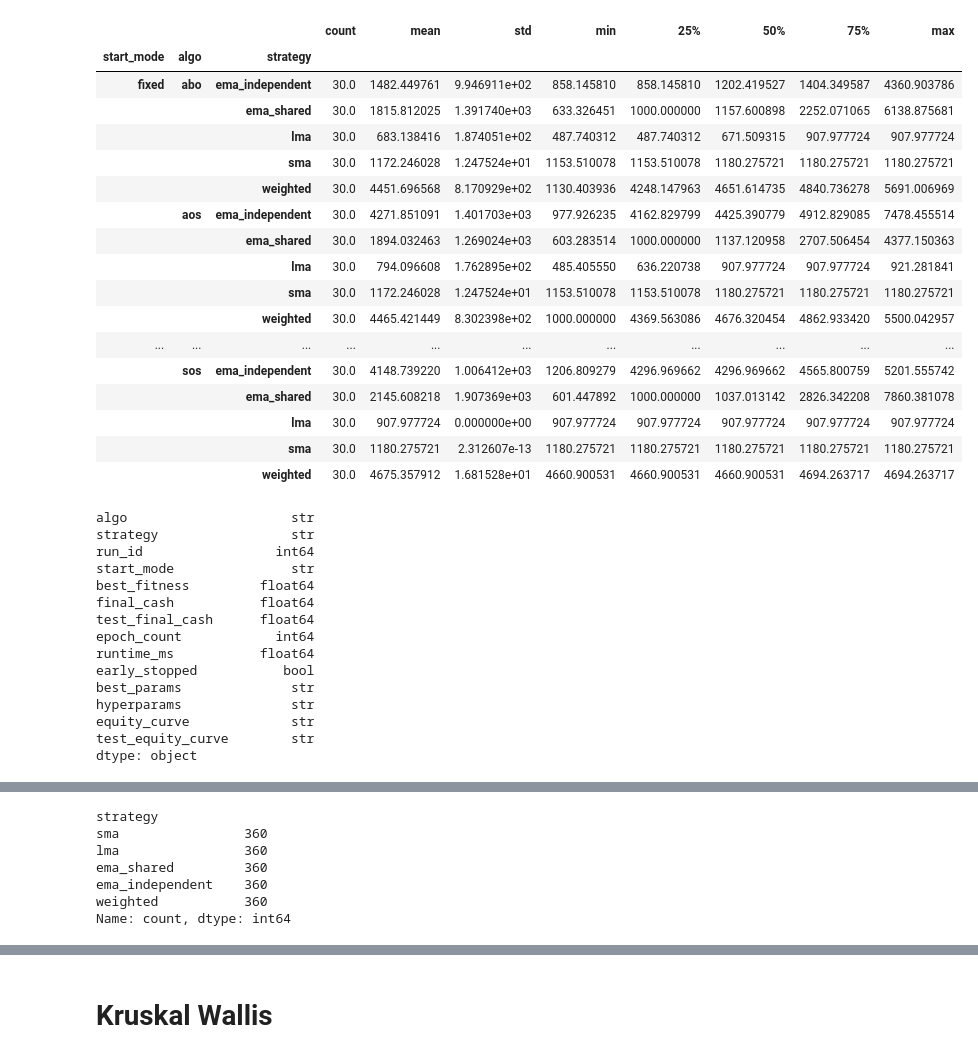
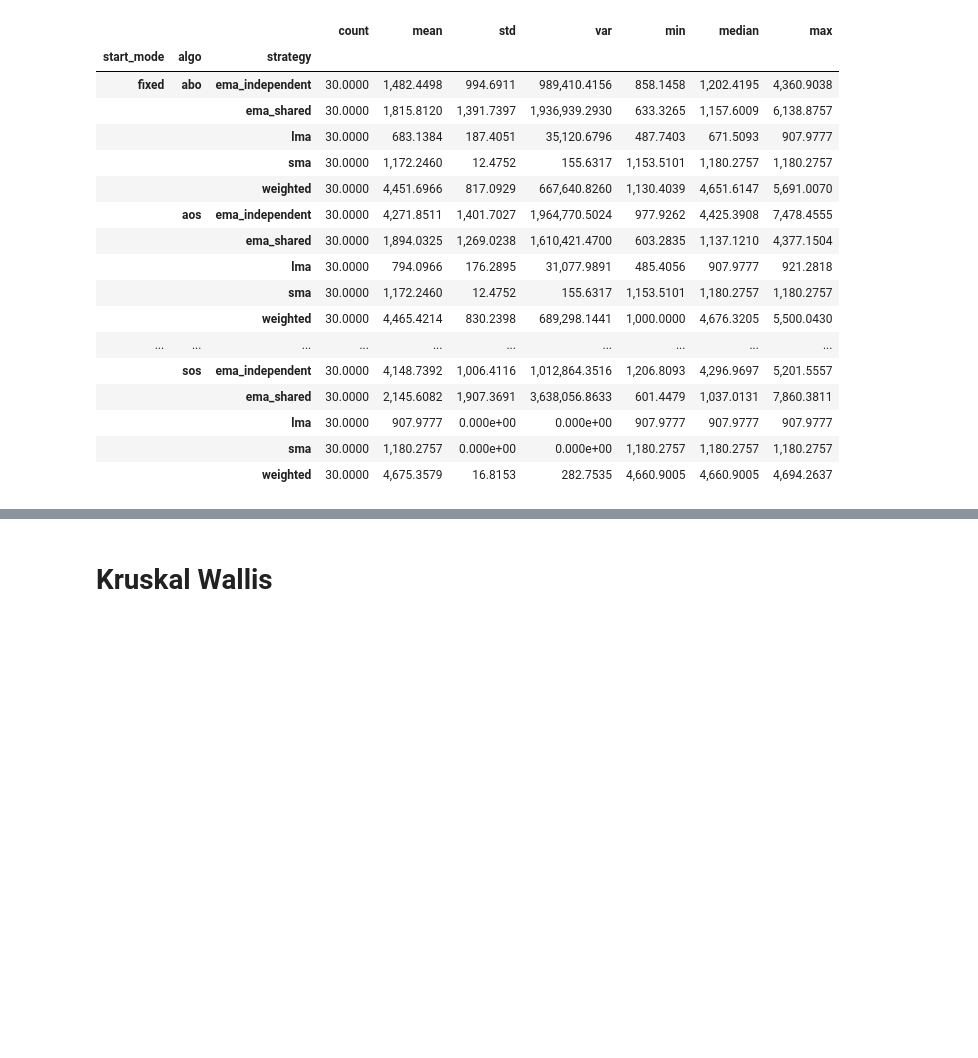
Before and after one commit to AndreHrs/trading-param-optimizer, a Jupyter notebook: notebook.ipynb, the cells around one changed output, grey strips where cells are left out. Saved outputs shown, nothing was run; the diff lists cells and outputs as text; code cells hidden in the pictures; blank space fills up the shorter version.

```diff
--- a/notebook.ipynb
+++ b/notebook.ipynb
@@ -10,45 +19,39 @@ random_results = pd.read_csv("results/random_runs.csv")
 # %%
 df = pd.concat([fixed_results, random_results], ignore_index=True)
 
 # Flip fitness because gps is maximizing not minimizing
 df.loc[df["algo"] == "gps", "best_fitness"] *= -1
 
-display(df.groupby(['start_mode', 'algo', 'strategy'])['test_final_cash'].describe())
-display(df.dtypes)
-display(df.isnull().sum())
-df['algo'].value_counts()
-df['strategy'].value_counts()
+def fmt(x):
+    if pd.isna(x):
+        return "NaN"
+    if abs(x) < 1e-7 or abs(x) > 9_999_999:
+        return f"{x:.3e}"
+    if x == 0:
+        return "0"
+    return f"{x:,.4f}"
+
+stats = (
+    df.groupby(['start_mode', 'algo', 'strategy'])['test_final_cash']
+    .agg(count='count', mean='mean', std='std', var='var', min='min', median='median', max='max')
+)
+display(stats.map(fmt))
 # %% [output]
-|  |  |  | count | mean | std | min | 25% | 50% | 75% | max |
-| start_mode | algo | strategy |  |  |  |  |  |  |  |  |
-| fixed | abo | ema_independent | 30.0 | 1482.449761 | 9.946911e+02 | 858.145810 | 858.145810 | 1202.419527 | 1404.349587 | 4360.903786 |
-|  |  | ema_shared | 30.0 | 1815.812025 | 1.391740e+03 | 633.326451 | 1000.000000 | 1157.600898 | 2252.071065 | 6138.875681 |
-|  |  | lma | 30.0 | 683.138416 | 1.874051e+02 | 487.740312 | 487.740312 | 671.509315 | 907.977724 | 907.977724 |
-|  |  | sma | 30.0 | 1172.246028 | 1.247524e+01 | 1153.510078 | 1153.510078 | 1180.275721 | 1180.275721 | 1180.275721 |
-|  |  | weighted | 30.0 | 4451.696568 | 8.170929e+02 | 1130.403936 | 4248.147963 | 4651.614735 | 4840.736278 | 5691.006969 |
-|  | aos | ema_independent | 30.0 | 4271.851091 | 1.401703e+03 | 977.926235 | 4162.829799 | 4425.390779 | 4912.829085 | 7478.455514 |
-|  |  | ema_shared | 30.0 | 1894.032463 | 1.269024e+03 | 603.283514 | 1000.000000 | 1137.120958 | 2707.506454 | 4377.150363 |
-|  |  | lma | 30.0 | 794.096608 | 1.762895e+02 | 485.405550 | 636.220738 | 907.977724 | 907.977724 | 921.281841 |
-|  |  | sma | 30.0 | 1172.246028 | 1.247524e+01 | 1153.510078 | 1153.510078 | 1180.275721 | 1180.275721 | 1180.275721 |
-|  |  | weighted | 30.0 | 4465.421449 | 8.302398e+02 | 1000.000000 | 4369.563086 | 4676.320454 | 4862.933420 | 5500.042957 |
-| ... | ... | ... | ... | ... | ... | ... | ... | ... | ... | ... |
-|  | sos | ema_independent | 30.0 | 4148.739220 | 1.006412e+03 | 1206.809279 | 4296.969662 | 4296.969662 | 4565.800759 | 5201.555742 |
-|  |  | ema_shared | 30.0 | 2145.608218 | 1.907369e+03 | 601.447892 | 1000.000000 | 1037.013142 | 2826.342208 | 7860.381078 |
-|  |  | lma | 30.0 | 907.977724 | 0.000000e+00 | 907.977724 | 907.977724 | 907.977724 | 907.977724 | 907.977724 |
-|  |  | sma | 30.0 | 1180.275721 | 2.312607e-13 | 1180.275721 | 1180.275721 | 1180.275721 | 1180.275721 | 1180.275721 |
-|  |  | weighted | 30.0 | 4675.357912 | 1.681528e+01 | 4660.900531 | 4660.900531 | 4660.900531 | 4694.263717 | 4694.263717 |
+|  |  |  | count | mean | std | var | min | median | max |
+| start_mode | algo | strategy |  |  |  |  |  |  |  |
+| fixed | abo | ema_independent | 30.0000 | 1,482.4498 | 994.6911 | 989,410.4156 | 858.1458 | 1,202.4195 | 4,360.9038 |
+|  |  | ema_shared | 30.0000 | 1,815.8120 | 1,391.7397 | 1,936,939.2930 | 633.3265 | 1,157.6009 | 6,138.8757 |
+|  |  | lma | 30.0000 | 683.1384 | 187.4051 | 35,120.6796 | 487.7403 | 671.5093 | 907.9777 |
+|  |  | sma | 30.0000 | 1,172.2460 | 12.4752 | 155.6317 | 1,153.5101 | 1,180.2757 | 1,180.2757 |
+|  |  | weighted | 30.0000 | 4,451.6966 | 817.0929 | 667,640.8260 | 1,130.4039 | 4,651.6147 | 5,691.0070 |
+|  | aos | ema_independent | 30.0000 | 4,271.8511 | 1,401.7027 | 1,964,770.5024 | 977.9262 | 4,425.3908 | 7,478.4555 |
+|  |  | ema_shared | 30.0000 | 1,894.0325 | 1,269.0238 | 1,610,421.4700 | 603.2835 | 1,137.1210 | 4,377.1504 |
+|  |  | lma | 30.0000 | 794.0966 | 176.2895 | 31,077.9891 | 485.4056 | 907.9777 | 921.2818 |
+|  |  | sma | 30.0000 | 1,172.2460 | 12.4752 | 155.6317 | 1,153.5101 | 1,180.2757 | 1,180.2757 |
+|  |  | weighted | 30.0000 | 4,465.4214 | 830.2398 | 689,298.1441 | 1,000.0000 | 4,676.3205 | 5,500.0430 |
+| ... | ... | ... | ... | ... | ... | ... | ... | ... | ... |
+|  | sos | ema_independent | 30.0000 | 4,148.7392 | 1,006.4116 | 1,012,864.3516 | 1,206.8093 | 4,296.9697 | 5,201.5557 |
+|  |  | ema_shared | 30.0000 | 2,145.6082 | 1,907.3691 | 3,638,056.8633 | 601.4479 | 1,037.0131 | 7,860.3811 |
+|  |  | lma | 30.0000 | 907.9777 | 0.000e+00 | 0.000e+00 | 907.9777 | 907.9777 | 907.9777 |
+|  |  | sma | 30.0000 | 1,180.2757 | 0.000e+00 | 0.000e+00 | 1,180.2757 | 1,180.2757 | 1,180.2757 |
+|  |  | weighted | 30.0000 | 4,675.3579 | 16.8153 | 282.7535 | 4,660.9005 | 4,660.9005 | 4,694.2637 |
-algo                     str
-strategy                 str
-run_id                 int64
-start_mode               str
-best_fitness         float64
-final_cash           float64
-test_final_cash      float64
-epoch_count            int64
-runtime_ms           float64
-early_stopped           bool
-best_params              str
-hyperparams              str
-equity_curve             str
-test_equity_curve        str
-dtype: object
@@ -70,7 +57,0 @@ dtype: int64
-strategy
-sma                360
-lma                360
-ema_shared         360
-ema_independent    360
-weighted           360
-Name: count, dtype: int64
```
Also changed, not shown: parts of 36 cells of this notebook, 12 other files.
